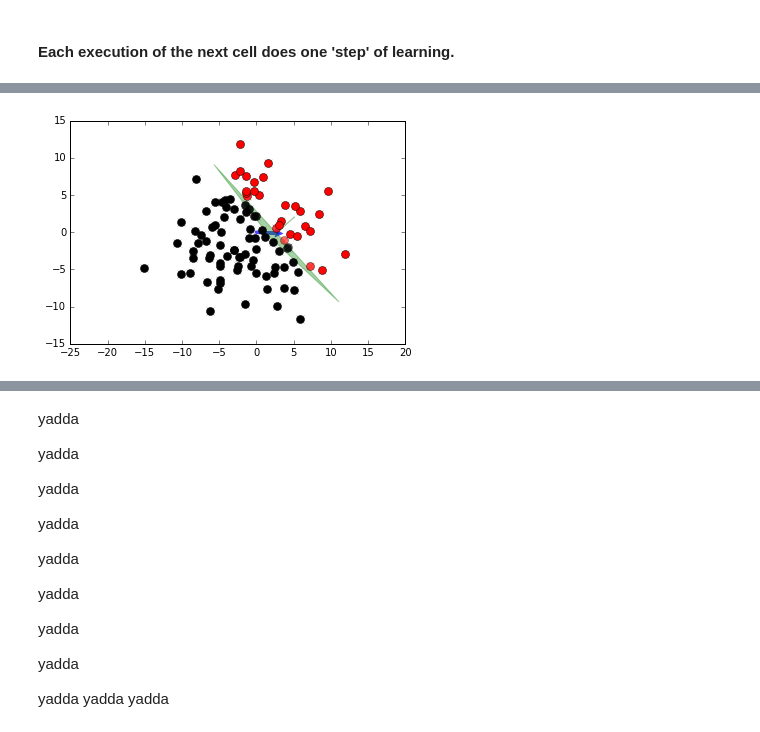
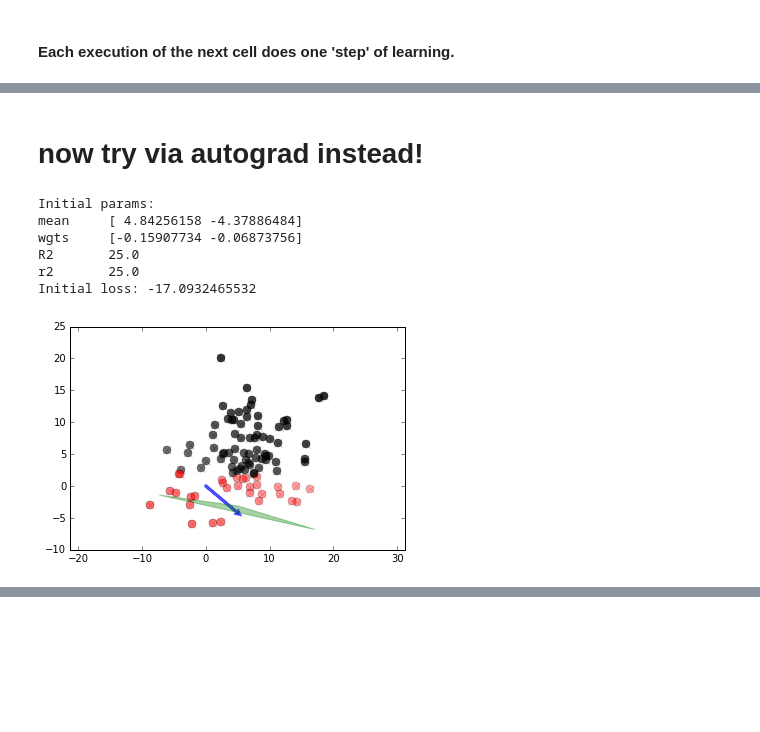
Before and after one commit to harryross263/comp421, a Jupyter notebook: old/mobile-Perceptron.ipynb, the cells around one changed output, grey strips where cells are left out. Cells and saved outputs as stored; diff of their text form; code cells hidden in the pictures; blank space fills up the shorter version.

Commit message:
mobile perceptron now works with autograd

```diff
--- a/old/mobile-Perceptron.ipynb
+++ b/old/mobile-Perceptron.ipynb
@@ -46,0 +50,4 @@ rate = 0.1 / Npats
+# %%
+w,m,Y = do_one_step(init_w,init_m,X,Targ,0.0)
+print('loss: ', np.sum(Targ*np.log(Y) + (1-Targ)*np.log(1-Y)))
+print(w,m)
@@ -58,5 +68,5 @@ loss:  -643.56819218
 # %%
-for t in range(50):
+for t in range(100):
     w,m,Y = do_one_step(w,m,X,Targ,rate)
 show_result()
 print(w,m)
@@ -67,0 +78,2 @@ loss:  -21.6265839975
+# %% [markdown]
+# now try via autograd instead!
@@ -68,8 +104,30 @@ loss:  -21.6265839975
+# %%
+params = {'wgts':init_w, 'mean':init_m, 'r2':25.0, 'R2':25.0}
+print("Initial params:")
+for key in params.keys():
+    print(key,'\t', params[key])
+print("Initial loss:", training_loss(params))
+# %% [output]
+Initial params:
+mean     [ 4.84256158 -4.37886484]
+wgts     [-0.15907734 -0.06873756]
+R2       25.0
+r2       25.0
+Initial loss: -17.0932465532
+# %%
+def do_one_autograd_step(params,X,Targ,rate):
+    phi = np.dot(X-params['mean'], params['wgts'])
+    Y = sigmoid(phi)  # Sigmoid perceptron ('logistic regression')
+    grads = training_loss_gradient(params)
+    params['wgts'] = params['wgts'] + rate * grads['wgts']   # one step of learning
+    params['mean'] = params['mean'] + rate * grads['mean']   # one step of learning
+    return (params,Y)
 # %%
-for t in range(1000):
-    w,m,Y = do_one_step(w,m,X,Targ,rate)
+for t in range(100):
+    params,Y = do_one_autograd_step(params,X,Targ,rate)
 show_result()
-print(w,m)
-print('loss: ', np.sum(Targ*np.log(Y) + (1-Targ)*np.log(1-Y)))
+print(params)
+print('vanilla loss: ', np.sum(Targ*np.log(Y) + (1-Targ)*np.log(1-Y)))
+print("loss:", training_loss(params))
 # %% [output]
-[figure, old version]
+[figure, new version]
@@ -78,20 +136,0 @@ loss:  nan
-# %% [markdown]
-yadda
-
-yadda
-
-yadda
-
-yadda
-
-yadda
-
-yadda
-
-yadda
-
-yadda
-
-yadda
-yadda
-yadda
```
Also changed, not shown: parts of 12 cells of this notebook.
